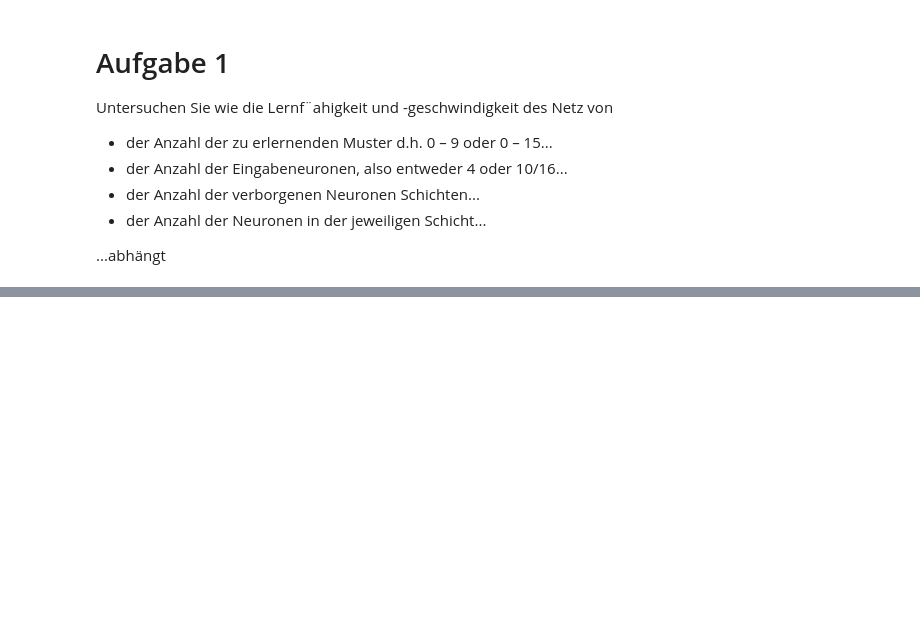
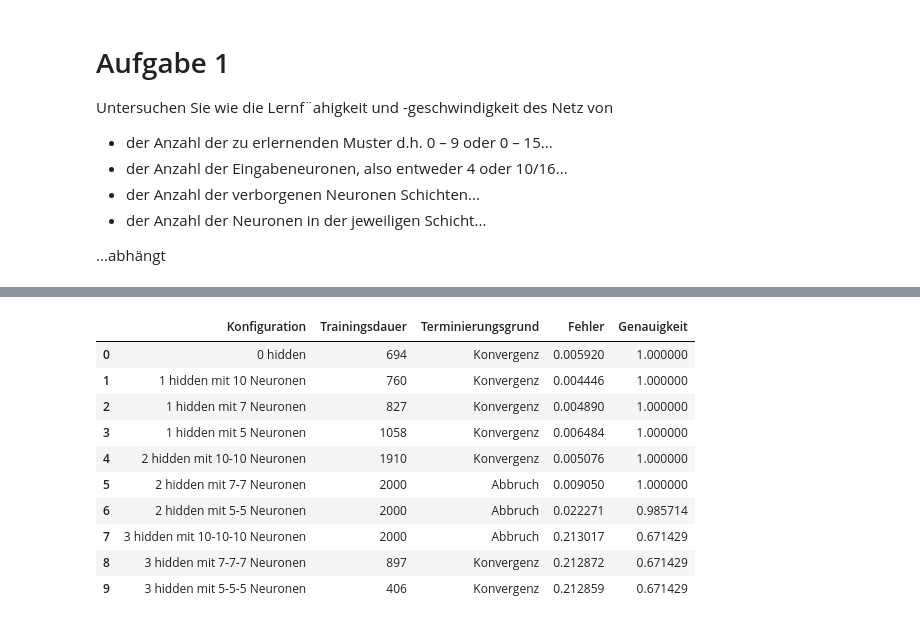
Before and after one commit to HenFo/AS-Uebungen, a Jupyter notebook: Perceptron/Abgabe 2.ipynb, the cells around one changed output, grey strips where cells are left out. Saved outputs shown, nothing was run; the diff lists cells and outputs as text; code cells hidden in the pictures; blank space fills up the shorter version.

```diff
--- a/Perceptron/Abgabe 2.ipynb
+++ b/Perceptron/Abgabe 2.ipynb
@@ -241,3 +202,9 @@ class BinaryCrossEntropy(Loss):
+# %%
+class Accuracy(Metric):
+	def metric(self, x: np.ndarray, y: np.ndarray) -> float:
+		x = x.astype("uint8")
+		y = y.astype("uint8")
+		return np.mean(x == y)
 # %% [markdown]
 ## Implementierung: Trainingsroutine im MultilayerPerceptron
 # %% [markdown]
@@ -331,6 +301,11 @@ class SevenSegment:
 		self.encoding = encoding
 
 	def display(self) -> None:
+		img = self.getImage()
+		plt.imshow(img)
+		plt.show()
+
+	def getImage(self) -> np.ndarray:
 		segments = self.getEncoding()
 		assert segments.size == 7
 
@@ -350,8 +325,7 @@ class SevenSegment:
 				s2i = segment_to_image[i]
 				image[s2i["x"], s2i["y"]] = 1
 
-		plt.imshow(image)
-		plt.show()
+		return image
 
 	def getEncoding(self) -> np.ndarray:
 		return self.encoding
@@ -410,5 +386,11 @@ Untersuchen Sie wie die Lernf¨ahigkeit und -geschwindigkeit des Netz von
 # %%
-chars = ["0", "1", "2", "3", "4", "5", "6", "7", "8", "9", "A", "b", "C", "d", "E", "F"]
-seven_segments = [seven_segment_factory_method(x) for x in chars]
-x = np.expand_dims(np.identity(len(chars)), -1)
-y = np.expand_dims(np.array([x.getEncoding() for x in seven_segments]), -1)
+chars9 = ["0", "1", "2", "3", "4", "5", "6", "7", "8", "9"]
+chars16 = ["0", "1", "2", "3", "4", "5", "6", "7", "8", "9", "A", "b", "C", "d", "E", "F"]
+seven_segments9 = [seven_segment_factory_method(x) for x in chars9]
+seven_segments16 = [seven_segment_factory_method(x) for x in chars16]
+x9 = np.expand_dims(np.identity(len(chars9)), -1)
+x16 = np.expand_dims(np.identity(len(chars16)), -1)
+xb = np.expand_dims(((np.array([0,1,2,3,4,5,6,7,8,9]).reshape(-1,1) & (1 << np.arange(4))) > 0).astype("uint8"), -1)
+y9 = np.expand_dims(np.array([x.getEncoding() for x in seven_segments9]), -1)
+y16 = np.expand_dims(np.array([x.getEncoding() for x in seven_segments16]), -1)
+yb = y9
@@ -417,11 +396,0 @@ y = np.expand_dims(np.array([x.getEncoding() for x in seven_segments]), -1)
-# %%
-np.random.seed(0)
-
-# network: List[Layer] = [Linear(len(x), 7, "normal"), Sigmoid()]
-network: List[Layer] = [Linear(len(x), len(x), "normal"), Sigmoid(), Linear(len(x), 7), Sigmoid()]
-loss = MeanSquereError()
-
-mlp = MultiLayerPerceptron(network, loss)
-mlp.train(x, y, epochs=5000, lr=0.5, min_delta=1e-5, loss_threshold=1e-2)
-pred = mlp.predict(x)
-print("Fehler: ", loss.loss(pred, y))
@@ -498,0 +473,15 @@ for encoding in pred:
+# %%
+stats = test_networks(x9, y9, MeanSquereError(), "Images/Outputs/out9/", plot_output=False)
+pd.DataFrame(stats)
+# %% [output]
+|  | Konfiguration | Trainingsdauer | Terminierungsgrund | Fehler | Genauigkeit |
+| 0 | 0 hidden | 694 | Konvergenz | 0.005920 | 1.000000 |
+| 1 | 1 hidden mit 10 Neuronen | 760 | Konvergenz | 0.004446 | 1.000000 |
+| 2 | 1 hidden mit 7 Neuronen | 827 | Konvergenz | 0.004890 | 1.000000 |
+| 3 | 1 hidden mit 5 Neuronen | 1058 | Konvergenz | 0.006484 | 1.000000 |
+| 4 | 2 hidden mit 10-10 Neuronen | 1910 | Konvergenz | 0.005076 | 1.000000 |
+| 5 | 2 hidden mit 7-7 Neuronen | 2000 | Abbruch | 0.009050 | 1.000000 |
+| 6 | 2 hidden mit 5-5 Neuronen | 2000 | Abbruch | 0.022271 | 0.985714 |
+| 7 | 3 hidden mit 10-10-10 Neuronen | 2000 | Abbruch | 0.213017 | 0.671429 |
+| 8 | 3 hidden mit 7-7-7 Neuronen | 897 | Konvergenz | 0.212872 | 0.671429 |
+| 9 | 3 hidden mit 5-5-5 Neuronen | 406 | Konvergenz | 0.212859 | 0.671429 |
```
Also changed, not shown: parts of 18 cells of this notebook.
